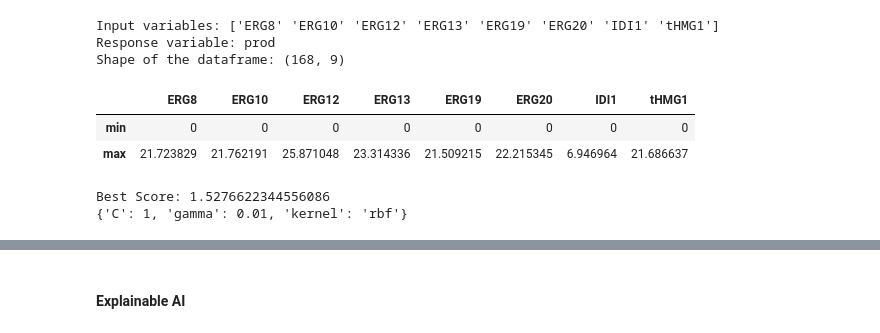
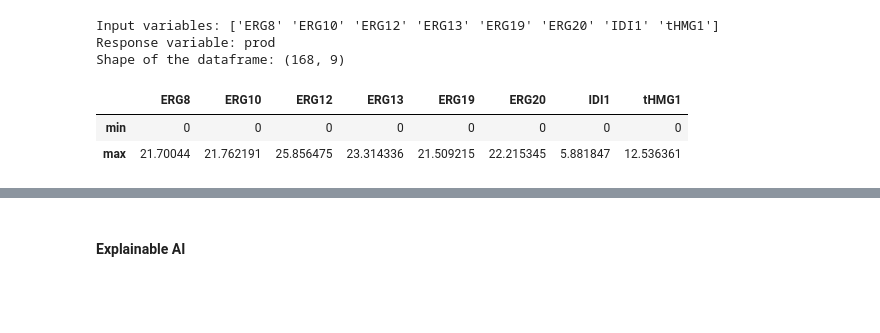
Before and after one commit to costasmexis/straindesignXAI, a Jupyter notebook: notebooks/Carotenoid_manual.ipynb, the cells around one changed output, grey strips where cells are left out. Drawn from its saved outputs; the diff is of its cells as text; code cells hidden in the pictures; blank space fills up the shorter version.

```diff
--- a/notebooks/Carotenoid_manual.ipynb
+++ b/notebooks/Carotenoid_manual.ipynb
@@ -8,32 +8,43 @@ df = pd.read_csv(file_path)
 INPUT_VARS = df.columns[:-1]
 RESPONSE_VARS = df.columns[-1]
 
 print(f'Input variables: {INPUT_VARS.values}'
       f'\nResponse variable: {RESPONSE_VARS}')
 print(f'Shape of the dataframe: {df.shape}')
 
 # Calculate bounds of proteins
 def get_bounds(df: pd.DataFrame, input_vars: list, epsilon: float=0.10):
     bounds = pd.DataFrame(columns=input_vars)
     X = df[input_vars]
     for col in input_vars:
         MAX = X[col].max()
         MIN = X[col].min()
         DELTA = MAX - MIN
         lb = MIN - epsilon * DELTA
         ub = MAX + epsilon * DELTA
         if lb < 0:
             lb = 0
         bounds.loc["min", col] = lb
         bounds.loc["max", col] = ub
     return bounds
 
-bounds = get_bounds(df, INPUT_VARS)
+# Create train/test sets
+df.sort_values(by='prod', ascending=False, inplace=True)
+test = df[:10].copy()
+train = df[10:].copy()
+
+X_train = train.drop('prod', axis=1)
+y_train = train['prod'].values.ravel()
+
+X_test = test.drop('prod', axis=1)
+y_test = test['prod'].values.ravel()
+
+bounds = get_bounds(train, INPUT_VARS)
 display(bounds)
 # %% [output]
 Input variables: ['ERG8' 'ERG10' 'ERG12' 'ERG13' 'ERG19' 'ERG20' 'IDI1' 'tHMG1']
 Response variable: prod
 Shape of the dataframe: (168, 9)
 |  | ERG8 | ERG10 | ERG12 | ERG13 | ERG19 | ERG20 | IDI1 | tHMG1 |
 | min | 0 | 0 | 0 | 0 | 0 | 0 | 0 | 0 |
-| max | 21.723829 | 21.762191 | 25.871048 | 23.314336 | 21.509215 | 22.215345 | 6.946964 | 21.686637 |
+| max | 21.70044 | 21.762191 | 25.856475 | 23.314336 | 21.509215 | 22.215345 | 5.881847 | 12.536361 |
@@ -138,14 +50,0 @@ def model_selection():
-# %%
-def train_svr(X, y):
-    svr = SVR()
-    grid_search = GridSearchCV(estimator=svr, param_grid=param_grid['SVR'],
-                            scoring='neg_mean_absolute_error', cv=5)
-    grid_search.fit(X, y)
-    print("Best Score:", -grid_search.best_score_)
-    return grid_search
-
-grid_search = train_svr(df[INPUT_VARS], df[RESPONSE_VARS].values.ravel())
-print(grid_search.best_params_)
-# %% [output]
-Best Score: 1.5276622344556086
-{'C': 1, 'gamma': 0.01, 'kernel': 'rbf'}
```
Also changed, not shown: parts of 13 cells of this notebook, 1 other file.
